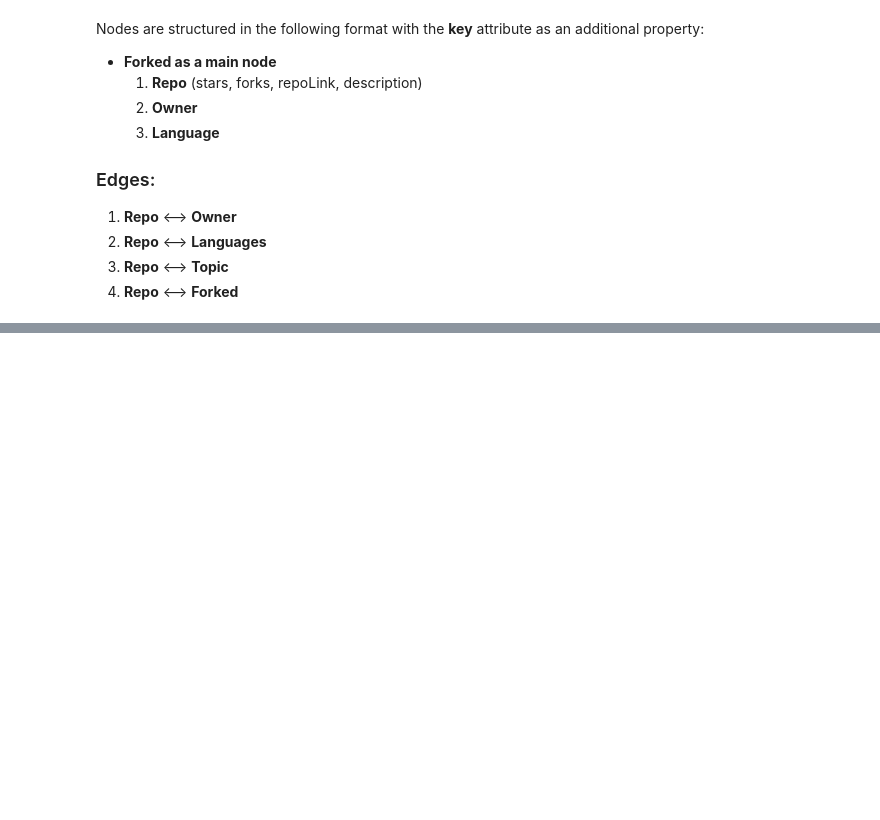
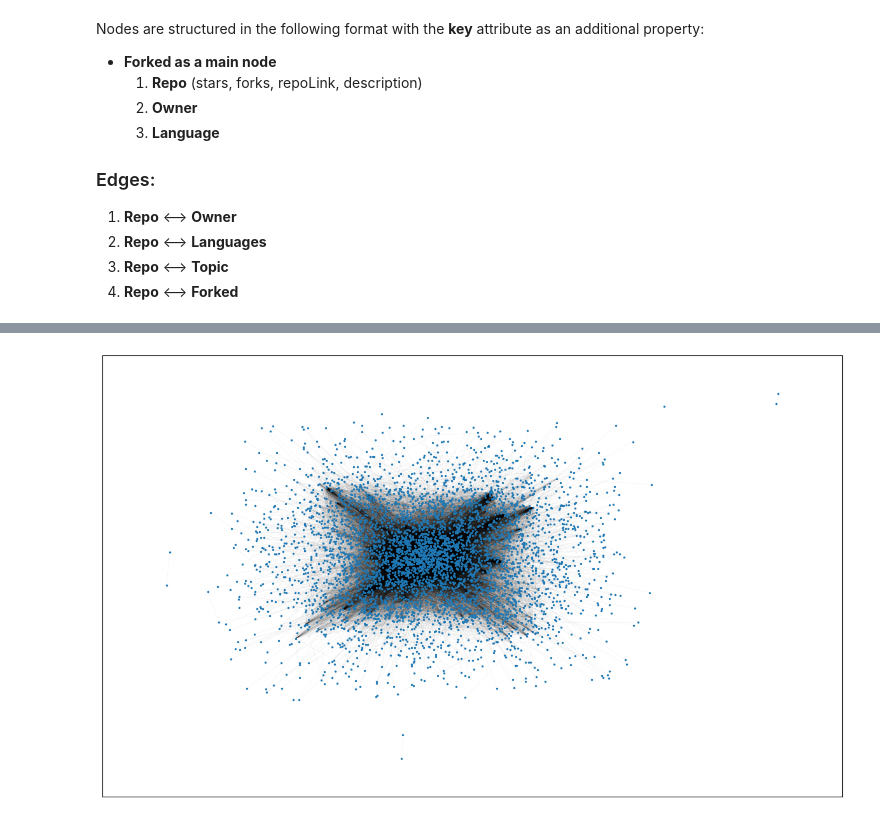
Before and after one commit to gowthamkishore3799/Octorag, a Jupyter notebook: notebook.ipynb, the cells around one changed output, grey strips where cells are left out. Saved outputs shown, nothing was run; the diff lists cells and outputs as text; code cells hidden in the pictures; blank space fills up the shorter version.

```diff
--- a/notebook.ipynb
+++ b/notebook.ipynb
@@ -296,3 +265,13 @@ plt.show()
+# %%
+def plotSubGraph(G):
+  G_sample = G.subgraph(list(G.nodes)[:5000])
+  plot_options = {"node_size": 2, "with_labels": False, "width": 0.02}
+  pos = nx.spring_layout(G_sample, iterations=5, seed=1721)  # Use sample graph
+  fig, ax = plt.subplots(figsize=(15, 9))
+  nx.draw_networkx(G_sample, pos=pos, ax=ax, **plot_options)
+  plt.show()
+# %% [output]
+[figure, added]
 # %%
 def uploadNetworkGraphIntoArangodb(G):
 
```
Also changed, not shown: parts of 23 cells of this notebook, 2 other files.
